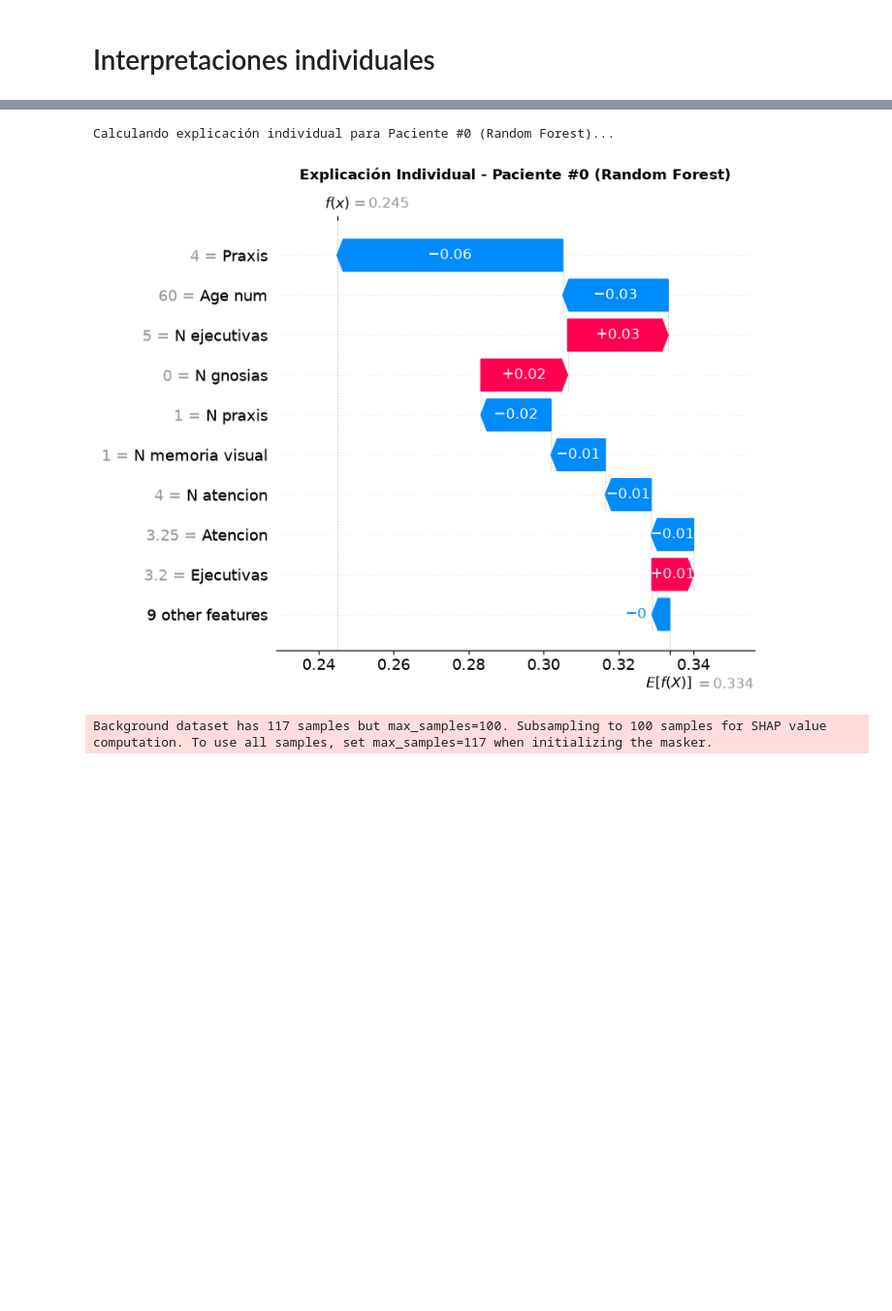
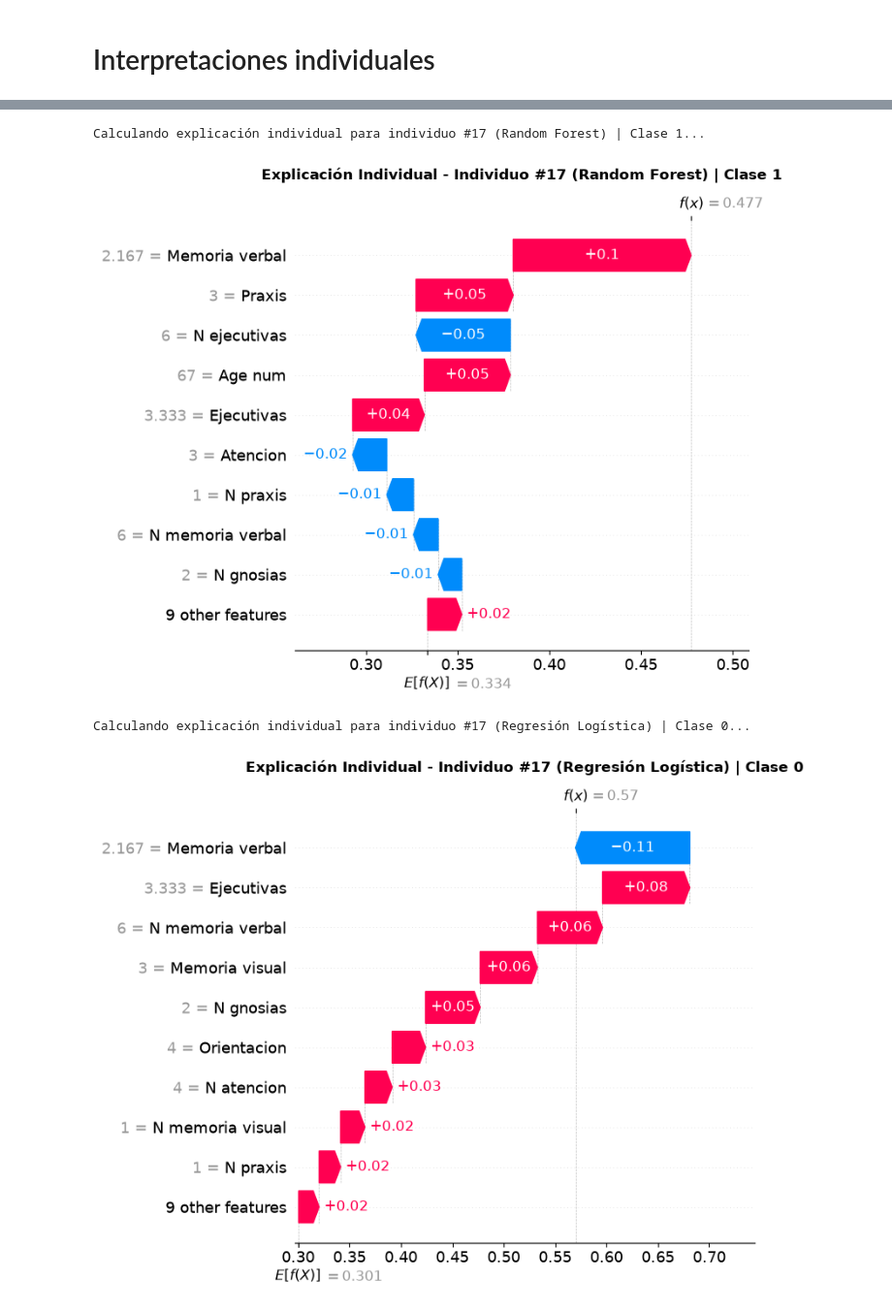
Before and after one commit to Nicolasg2c/dc_model_ts, a Jupyter notebook: notebooks/modeling/dc_interpretability.ipynb, the cells around one changed output, grey strips where cells are left out. Shown at 97% size. Saved outputs shown, nothing was run; the diff lists cells and outputs as text; code cells hidden in the pictures; blank space fills up the shorter version.

```diff
--- a/notebooks/modeling/dc_interpretability.ipynb
+++ b/notebooks/modeling/dc_interpretability.ipynb
@@ -588,11 +569,15 @@ def explicar_paciente_individual(model, X, idx_paciente=0, model_name="Modelo",
 # %%
+id_individuo = 17
 
-explicar_paciente_individual(models['Random Forest'], X_mean, idx_paciente=0, model_name="Random Forest")
+explicar_clasificación_individual(models['Random Forest'], X_mean, idx_individuo=id_individuo, model_name="Random Forest")
 
-explicar_paciente_individual(models['Logistic Regression'], X_mean, idx_paciente=15, model_name="Regresión Logística")
+explicar_clasificación_individual(models['Logistic Regression'], X_mean, idx_individuo=id_individuo, model_name="Regresión Logística", clase_idx=0)
 
-explicar_paciente_individual(models['SVM Lineal'], X_mean, idx_paciente=15, model_name="Regresión Logística")
+explicar_clasificación_individual(models['SVM RBF'], X_mean, idx_individuo=id_individuo, model_name="SVM RBF")
+
+explicar_clasificación_individual(models['SVM Lineal'], X_mean, idx_individuo=id_individuo, model_name="SVM LINEAL")
 # %% [output]
-Calculando explicación individual para Paciente #0 (Random Forest)...
+Calculando explicación individual para individuo #17 (Random Forest) | Clase 1...
-[figure, old version]
+[figure, new version]
-Background dataset has 117 samples but max_samples=100. Subsampling to 100 samples for SHAP value computation. To use all samples, set max_samples=117 when initializing the masker.
+Calculando explicación individual para individuo #17 (Regresión Logística) | Clase 0...
+[figure, new version]
```
Also changed, not shown: parts of 6 cells of this notebook.
